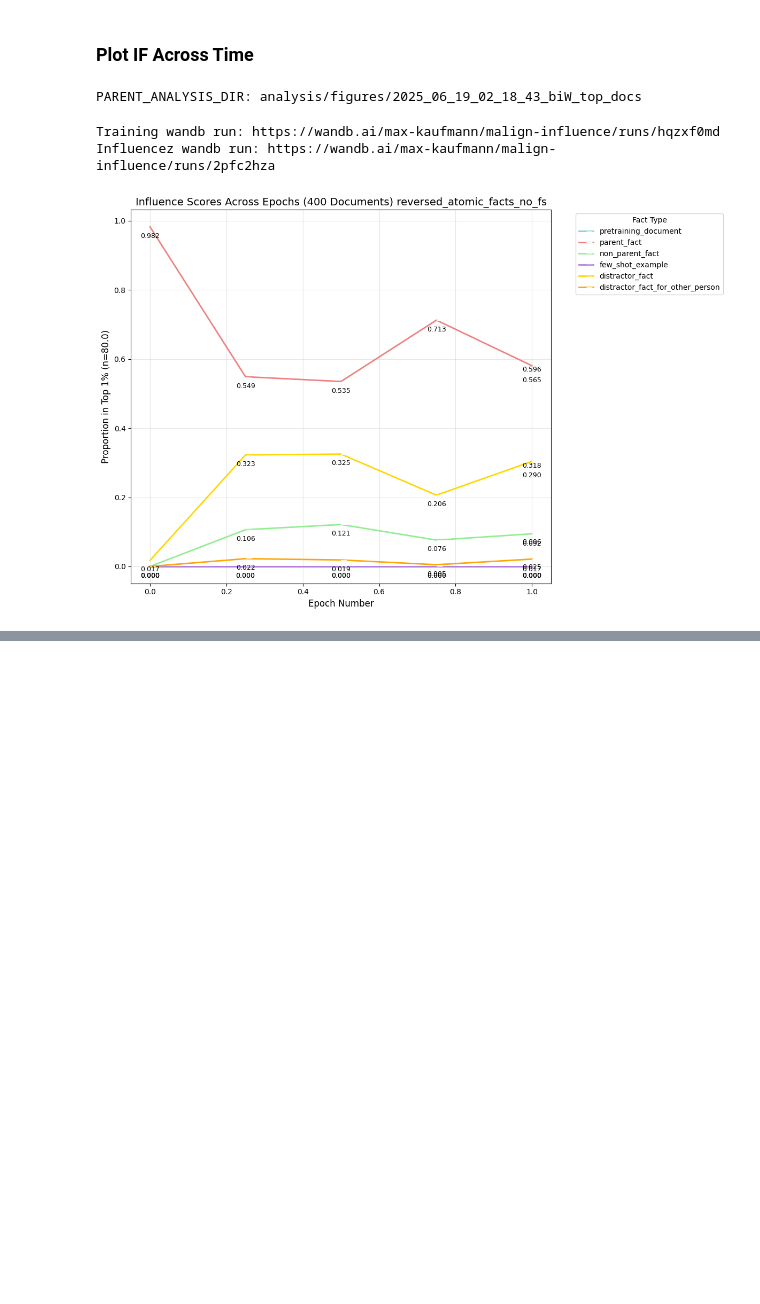
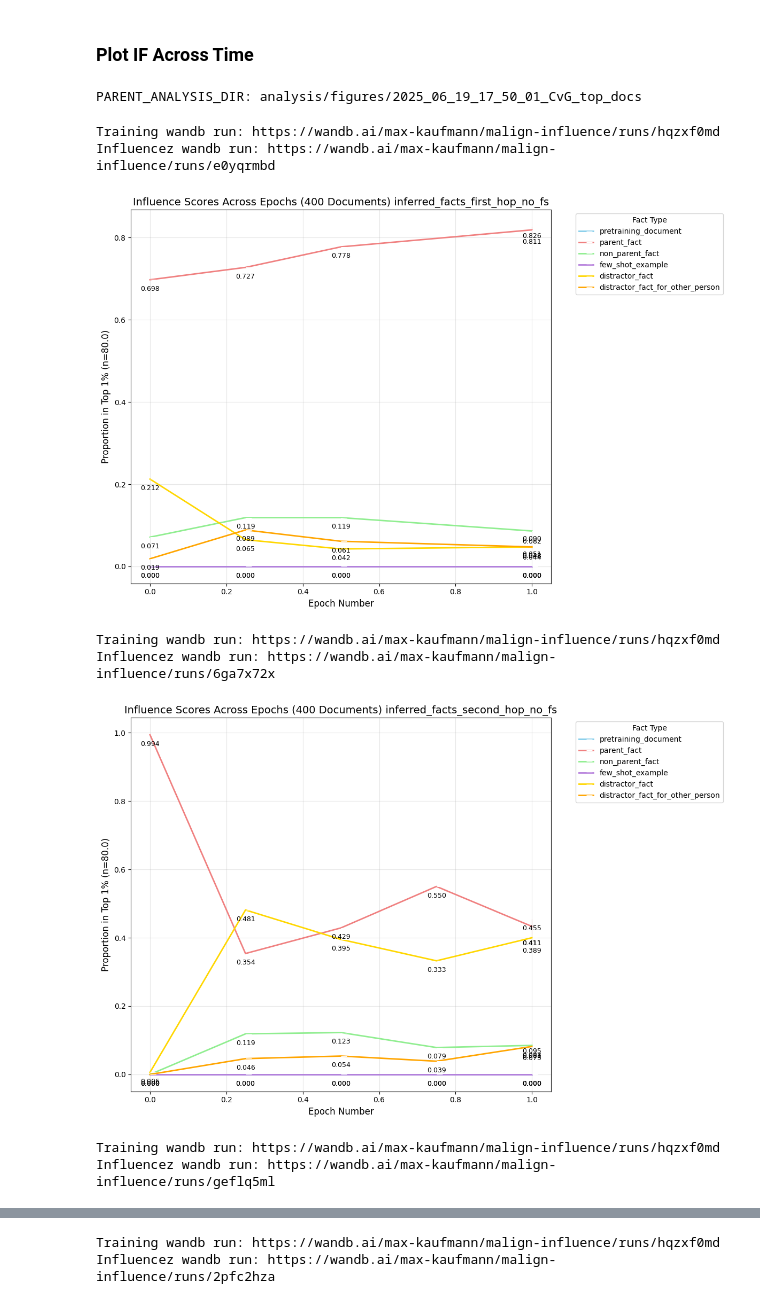
Before and after one commit to levmckinney/malign-influence, a Jupyter notebook: analysis/extractive_structures.ipynb, the cells around one changed output, grey strips where cells are left out. Drawn from its saved outputs; the diff is of its cells as text; code cells hidden in the pictures; blank space fills up the shorter version.

```diff
--- a/analysis/extractive_structures.ipynb
+++ b/analysis/extractive_structures.ipynb
@@ -1939,12 +1946,27 @@ from oocr_influence.analysis_utils import load_influence_scores, split_dataset_a
 # "q2ofaumf",
 # ]
 
-RUN_IDS = ["66dc3lwu",
+RUN_IDS = ["ry2ga7q9",
+"zjg6dhrj",
+"q84whxlj",
+"12ajk23u",
+"adzcypfu",
+"zcyhbl3z",
+"r5wqrwo5",
+"geflq5ml",
+"wn3vblzi",
+"r0jk3j0a",
+"aizfb153",
+"wfma33c3",
+"e0yqrmbd",
+"6ga7x72x",
+"66dc3lwu",
 "0tltl3fm",
 "cvqqd0b9",
 "8qi7ngch",
 "7dmu61yg",
-"2pfc2hza"]
+"2pfc2hza"
+]
 
 RUN_IDS_WITH_BROKEN_TEST_DATASET = [
 "4ujfx60l",
@@ -2400,8 +2421,10 @@ groups = []
 # groups += [GroupOfExperiments(name="Influence Scores Across Epochs ({num_documents} Documents)", experiment_filter= lambda x,y: x.sweep_id == "anZn7", num_epochs_total=5, steps_per_epoch=80)]
 # groups += [GroupOfExperiments(name="Influence Scores Across Epochs ({num_documents} Documents)",experiment_filter = lambda x,y: x.sweep_id == "dWVKJ",steps_per_epoch=398,num_epochs_total=5)]
 
+QUERY_NAMES = ["inferred_facts_first_hop_no_fs","inferred_facts_second_hop_no_fs","atomic_facts_no_fs","reversed_atomic_facts_no_fs"]
 
-groups += [GroupOfExperiments(name="Influence Scores Across Epochs ({num_documents} Documents) {query_dataset_split_name}",experiment_filter = lambda x,y: x.sweep_id == "EfgPW",steps_per_epoch=320,num_epochs_total=1)]
+
+groups += [GroupOfExperiments(name="Influence Scores Across Epochs ({num_documents} Documents) {query_dataset_split_name}",experiment_filter = lambda x,y,name=name: x.query_dataset_split_name == name,steps_per_epoch=320,num_epochs_total=1) for name in QUERY_NAMES]
 MAX_STD_DEV_OF_PRETRAIN_DOC_LENGTH = 3
 for group in groups:
 
@@ -2431,33 +2454,38 @@ for group in groups:
                 mn = np.mean(pretain_doc_lengths)
                 ids_to_keep = [id for id,type,input_ids in zip(train_dataset["id"], train_dataset["type"],train_dataset["input_ids"]) if type != "pretraining_document" or (len(input_ids) < mn + MAX_STD_DEV_OF_PRETRAIN_DOC_LENGTH * std_dev)] # type: ignore
             else:
                 ids_to_keep = [id for id in train_dataset["id"]]
             k_to_proportions = plot_proportions_of_types_in_percentiles(influence_scores_df=scores_df, percentiles=PERCENTILES,title= "Types in Top K Most Influential Docs (Prob.) \n" + experiment_name, analysis_dir=analysis_dir, plot_ratio=True, ids_to_keep=ids_to_keep, plot=False)
 
             args = InfluenceArgs.model_validate(log.args)
             train_args = TrainingArgs.model_validate(train_log.args)
             checkpoint_name_to_proportions[args.checkpoint_name] = k_to_proportions
 
         num_documents = train_args.synth_types_per_fact * train_args.synth_ideas_per_type * train_args.synth_docs_per_idea
 
         experiment_name = experiment_name_parent.format(num_documents=num_documents, query_dataset_split_name=args.query_dataset_split_name)
 
         print(f"Training wandb run: {train_log.log_dict['run_url']}")
         print(f"Influencez wandb run: {log.log_dict['run_url']}")
 
         def checkpoint_name_to_epoch(checkpoint_name: str,num_epochs_total: int = 5,steps_per_epoch: int = 40) -> int:
             if "final" in checkpoint_name:
                 return num_epochs_total
             elif "start" in checkpoint_name:
                 return 0
             else:
                 num_steps = re.search(r"s(\d+)",checkpoint_name).group(1)
                 return int(num_steps) / steps_per_epoch
 
 
         plot_checkpoint_vs_top_percentile_facts(checkpoint_name_to_proportions, checkpoint_name_to_epoch=lambda x: checkpoint_name_to_epoch(x,num_epochs_total=group.num_epochs_total,steps_per_epoch=group.steps_per_epoch), title=experiment_name,percentile=1,train_dataset=train_datasets[0],plot_ratio=False)
 # %% [output]
-PARENT_ANALYSIS_DIR: analysis/figures/2025_06_19_02_18_43_biW_top_docs
+PARENT_ANALYSIS_DIR: analysis/figures/2025_06_19_17_50_01_CvG_top_docs
 Training wandb run: https://wandb.ai/max-kaufmann/malign-influence/runs/hqzxf0md
-Influencez wandb run: https://wandb.ai/max-kaufmann/malign-influence/runs/2pfc2hza
+Influencez wandb run: https://wandb.ai/max-kaufmann/malign-influence/runs/e0yqrmbd
-[figure, old version]
+[figure, new version]
+Training wandb run: https://wandb.ai/max-kaufmann/malign-influence/runs/hqzxf0md
+Influencez wandb run: https://wandb.ai/max-kaufmann/malign-influence/runs/6ga7x72x
+[figure, added]
+Training wandb run: https://wandb.ai/max-kaufmann/malign-influence/runs/hqzxf0md
+Influencez wandb run: https://wandb.ai/max-kaufmann/malign-influence/runs/geflq5ml
@@ -2463,0 +2493,2 @@ Influencez wandb run: https://wandb.ai/max-kaufmann/malign-influence/runs/2pfc2h
+Training wandb run: https://wandb.ai/max-kaufmann/malign-influence/runs/hqzxf0md
+Influencez wandb run: https://wandb.ai/max-kaufmann/malign-influence/runs/2pfc2hza
```
Also changed, not shown: parts of 4 cells of this notebook, 2 other files.
